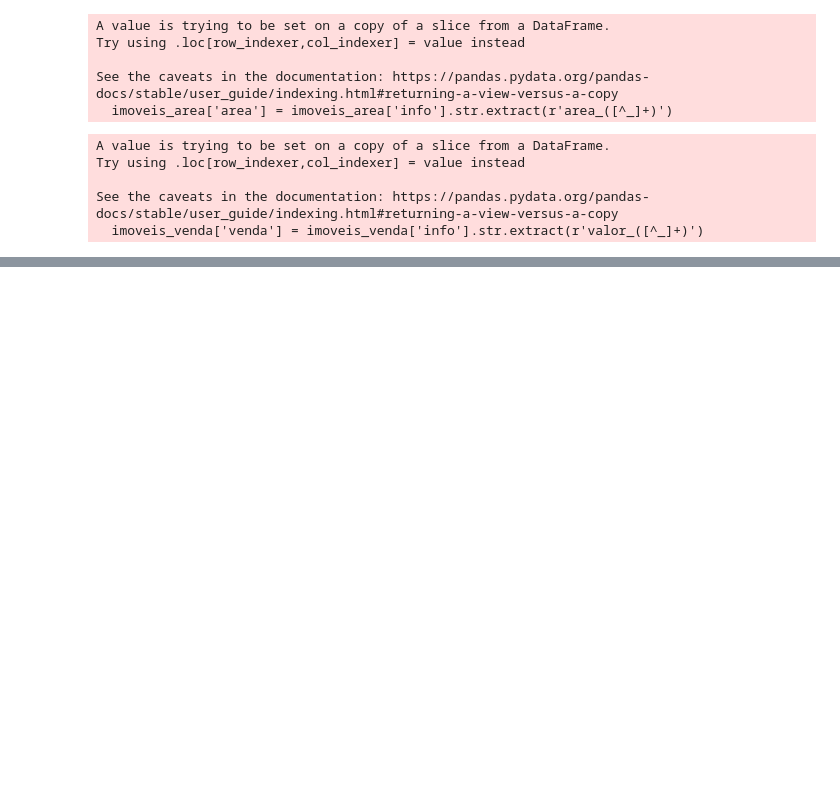
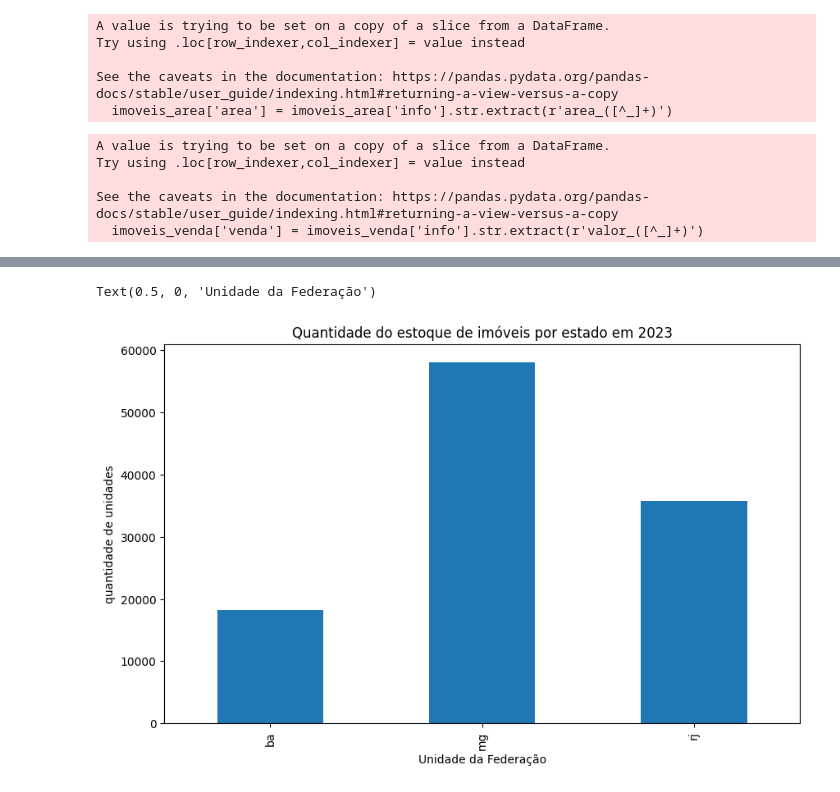
Before and after one commit to Dogix11/projeto_dados_imobiliarios, a Jupyter notebook: analise_imoveis.ipynb, the cells around one changed output, grey strips where cells are left out. Cells and saved outputs as stored; diff of their text form; code cells hidden in the pictures; blank space fills up the shorter version.

Commit message:
Analise imóveis, atualizado com os gráficos

```diff
--- a/analise_imoveis.ipynb
+++ b/analise_imoveis.ipynb
@@ -107,0 +135,16 @@ See the caveats in the documentation: https://pandas.pydata.org/pandas-docs/stab
+# %%
+#filtrando esses valores por ano para termos uma melhor visualização ao longo do tempo
+
+
+dormitorios_data = imoveis_dormitorios[imoveis_dormitorios['data'].dt.year == 2023]
+dormitorios_data = dormitorios_data[dormitorios_data['estado'].isin([ 'mg', 'ba', 'rj'])]
+dormitorio_data_linha = dormitorios_data.groupby(['estado'])['unidades vendidas'].sum()
+
+ax = dormitorio_data_linha.plot(kind = 'bar', figsize=(10,6))
+#ax.yaxis.set_major_formatter(mticker.FuncFormatter(lambda x, _: f'{x/1_000}' ))
+plt.title('Quantidade do estoque de imóveis por estado em 2023')
+plt.ylabel('quantidade de unidades')
+plt.xlabel('Unidade da Federação')
+# %% [output]
+Text(0.5, 0, 'Unidade da Federação')
+[figure, added]
```
Also changed, not shown: parts of 11 cells of this notebook.
